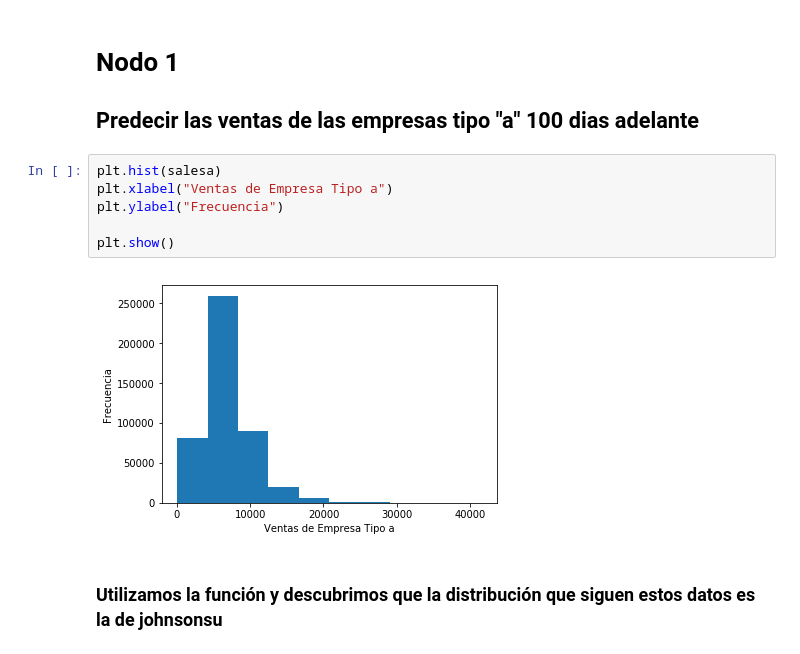
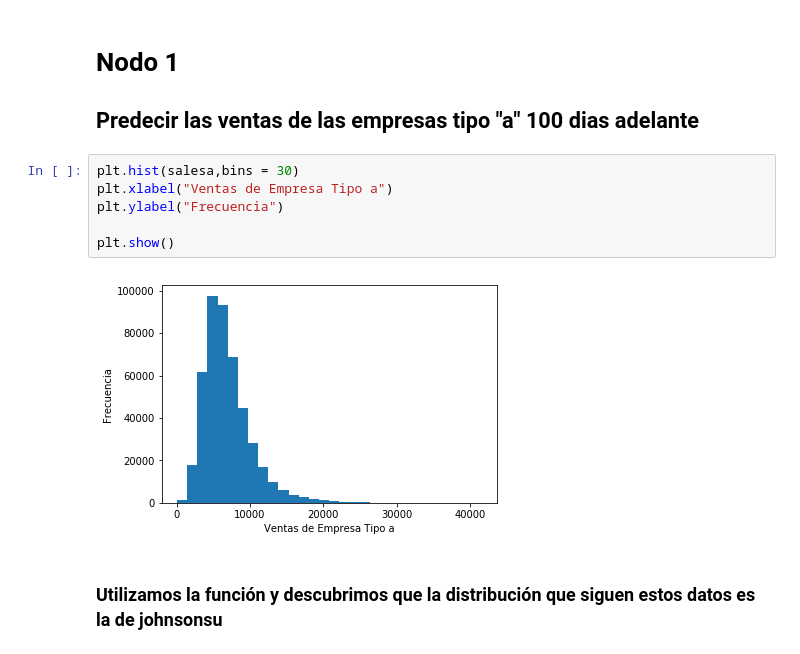
Before and after one commit to luisontaneda/Proyecto, a Jupyter notebook: Proyecto 2 Lontaneda Apreciado.ipynb, the cells around one changed output. Drawn from its saved outputs; the diff is of its cells as text.

```diff
--- a/Proyecto 2 Lontaneda Apreciado.ipynb
+++ b/Proyecto 2 Lontaneda Apreciado.ipynb
@@ -97,13 +97,13 @@ def best_fit_distribution(data, bins=200):
 # Nodo 1
 ## Predecir las ventas de las empresas tipo "a" 100 dias adelante
 # %%
-plt.hist(salesa)
+plt.hist(salesa,bins = 30)
 plt.xlabel("Ventas de Empresa Tipo a")
 plt.ylabel("Frecuencia")
 
 plt.show()
 # %% [output]
-[figure, old version]
+[figure, new version]
 # %% [markdown]
 ### Utilizamos la función y descubrimos que la distribución que siguen estos datos es la de johnsonsu
 # %%
```
Also changed, not shown: parts of 33 cells of this notebook.
